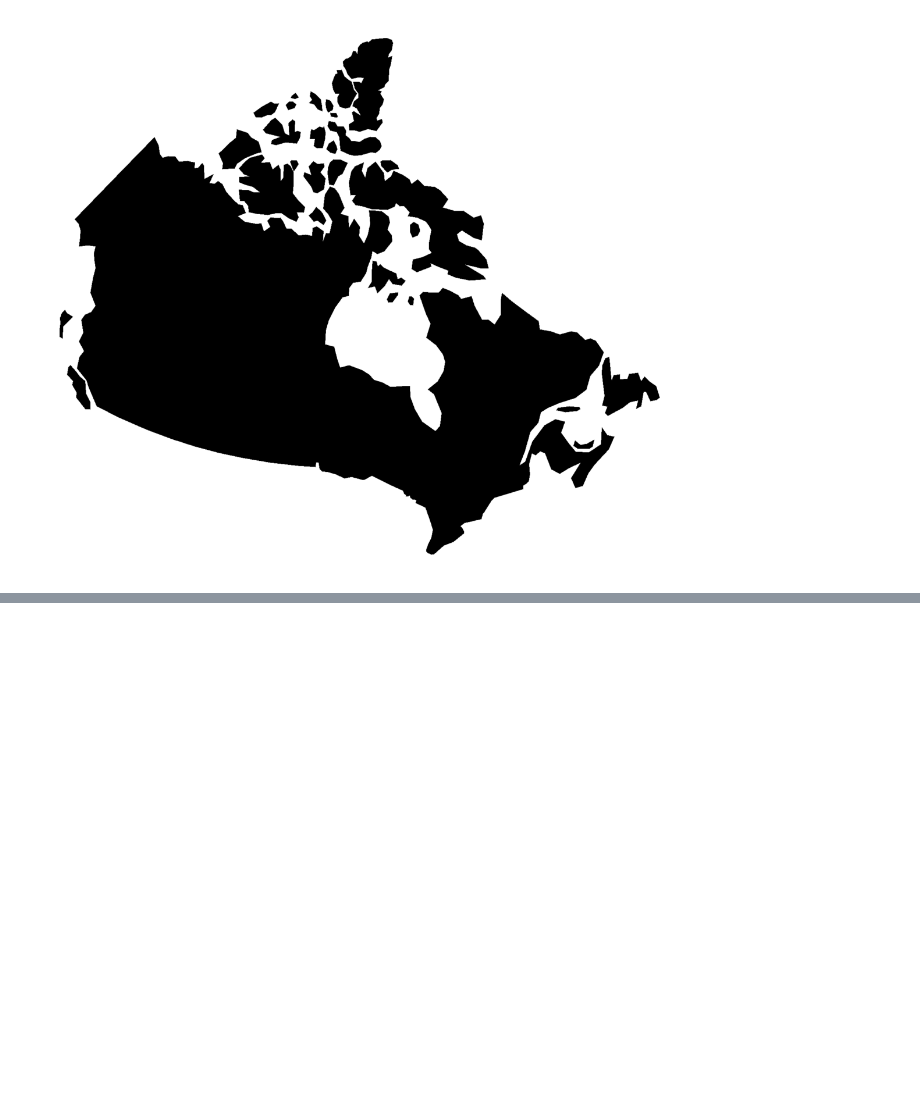
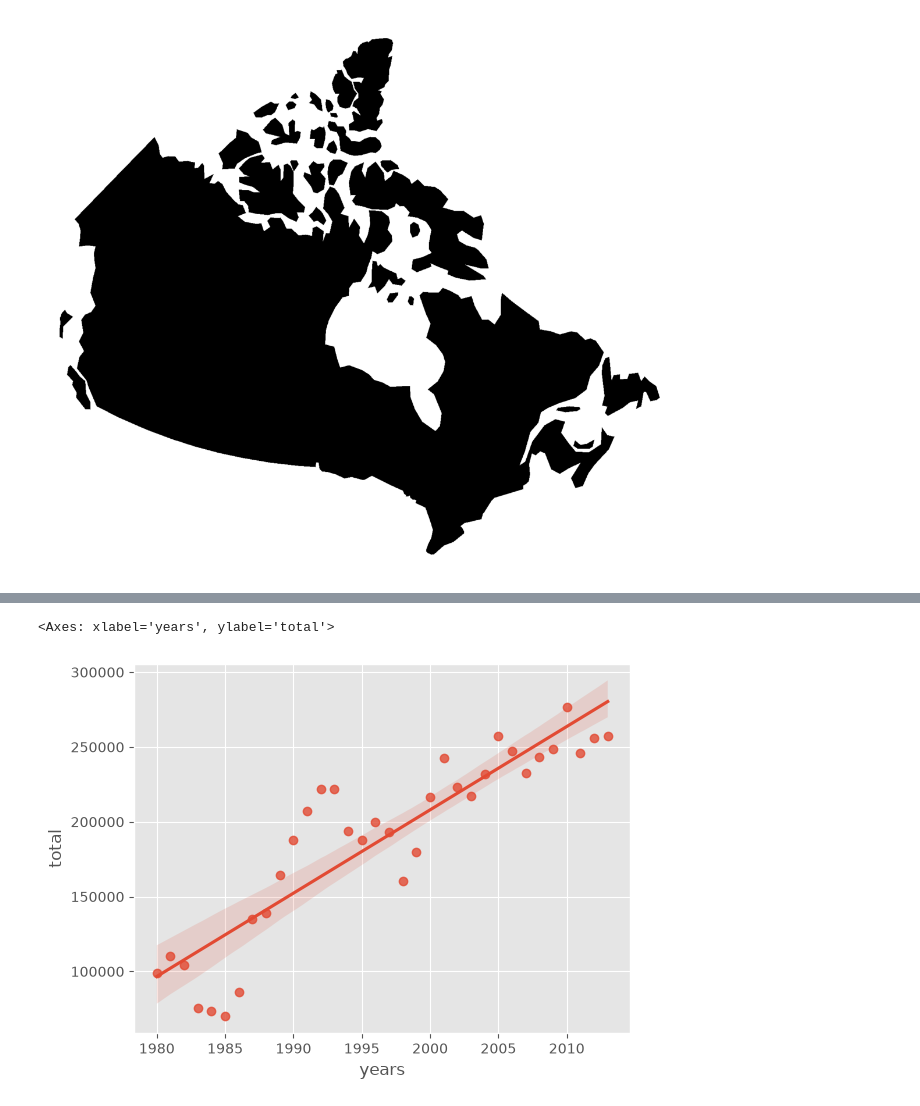
Before and after one commit to jagadhita28/ibm-data-visualization-python, a Jupyter notebook: module-3-advanced-viz-geospatial/notebooks/01_advanced_visualization_tools.ipynb, the cells around one changed output, grey strips where cells are left out. Cells and saved outputs as stored; diff of their text form; code cells hidden in the pictures; blank space fills up the shorter version.

```diff
--- a/module-3-advanced-viz-geospatial/notebooks/01_advanced_visualization_tools.ipynb
+++ b/module-3-advanced-viz-geospatial/notebooks/01_advanced_visualization_tools.ipynb
@@ -399,0 +473,6 @@ plt.show()
+# %%
+years = list(map(str, range(1980, 2014)))
+
+# kita dapat menggunakan metode sum() untuk mendapatkan total populasi per tahun
+df_total = pd.DataFrame(df_canada[years].sum(axis=0))
+df_total.head()
@@ -399,0 +486,7 @@ plt.show()
+# %%
+# ubah tahun menjadi tipe float (berguna untuk regresi di kemudian hari)
+df_total.index = map(float, df_total.index)
+
+# mengatur ulang indeks untuk memasukkannya kembali sebagai kolom dalam dataframe df_total
+df_total.reset_index(inplace=True)
+df_total.head()
@@ -399,0 +500,6 @@ plt.show()
+# %%
+# ganti nama kolom
+df_total.columns = ["years", "total"]
+
+# lihat dataframe akhir
+df_total.head()
@@ -399,0 +513,6 @@ plt.show()
+# %%
+# seaborn sudah diimpor sejak awal lab ini.
+sns.regplot(data=df_total, x="years", y="total")
+# %% [output]
+<Axes: xlabel='years', ylabel='total'>
+[figure, added]
```
Also changed, not shown: parts of 45 cells of this notebook.
